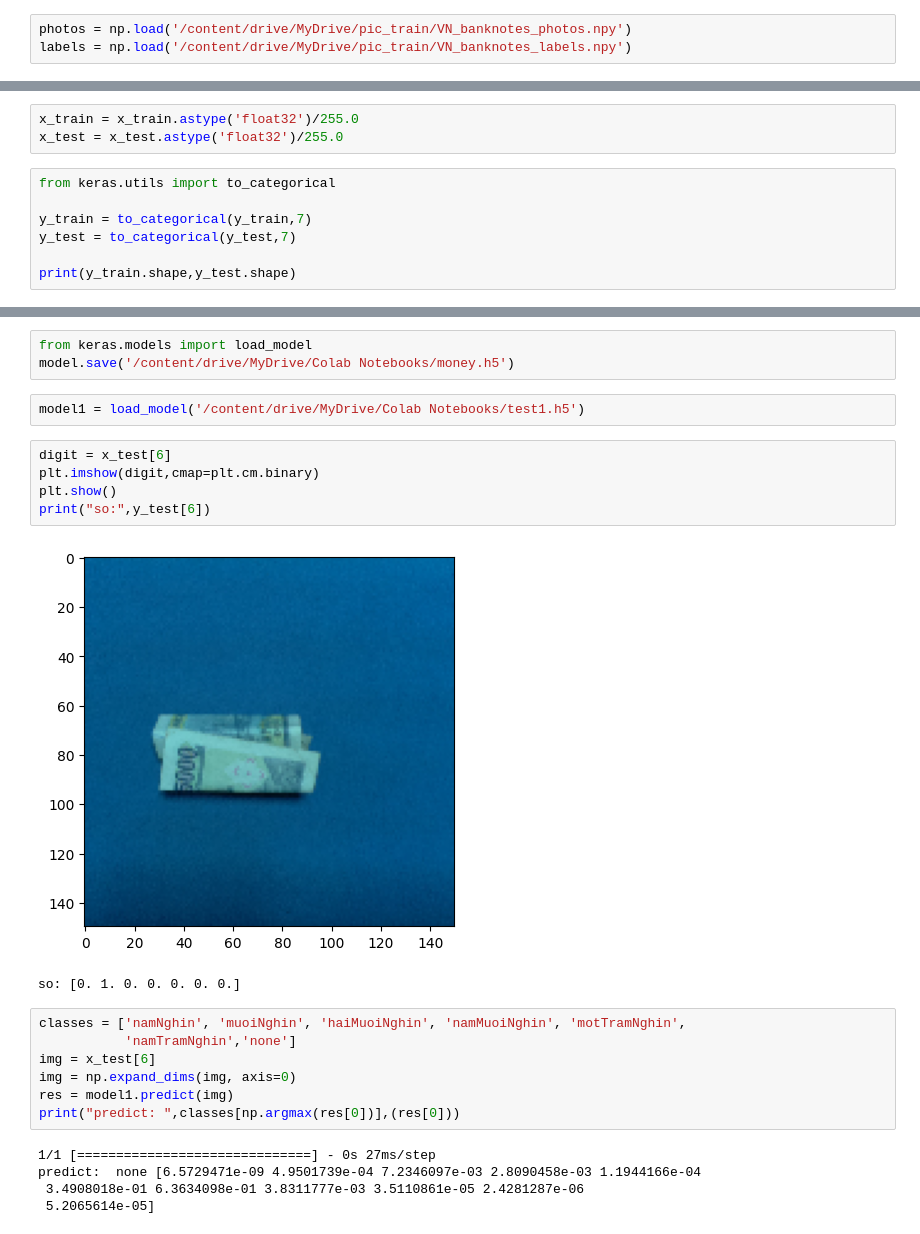
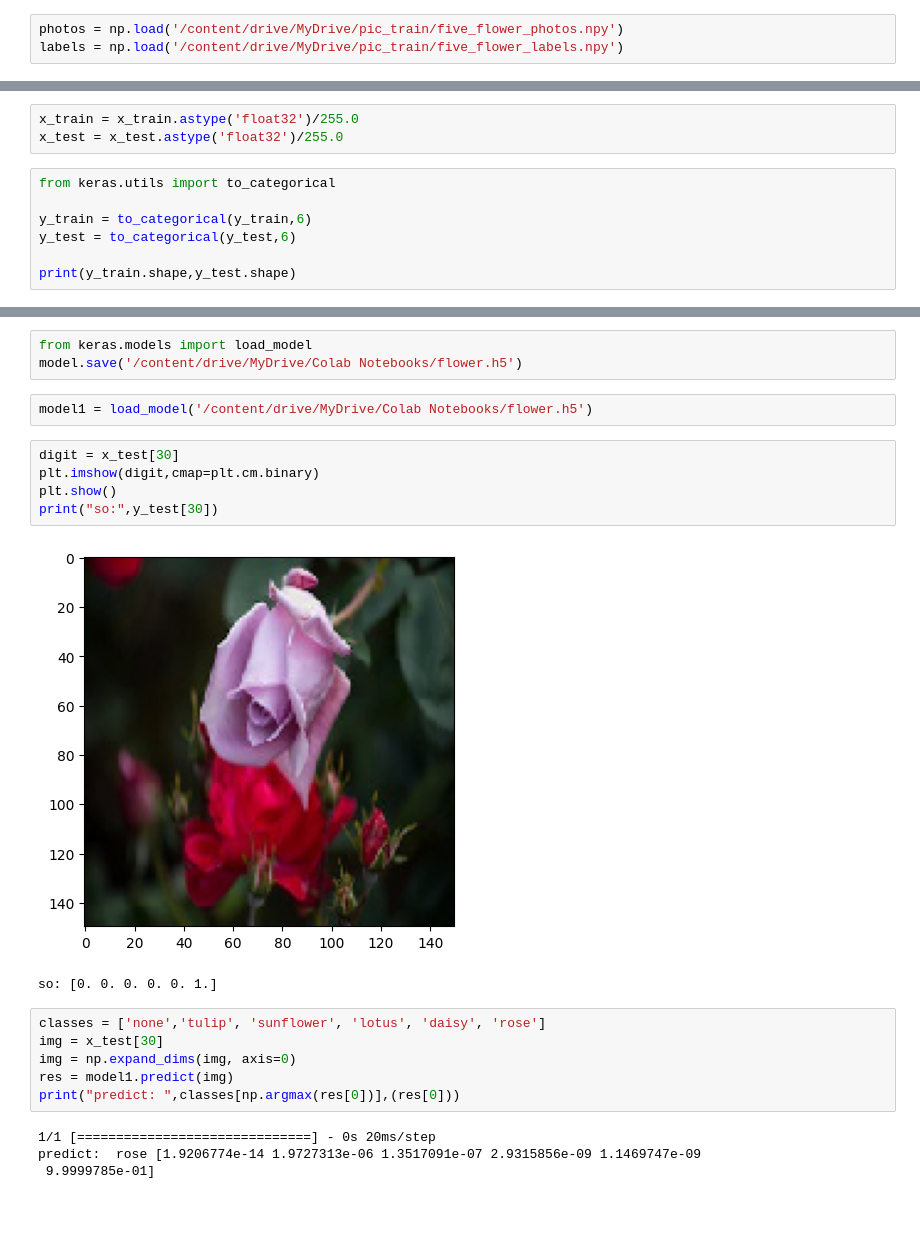
Before and after one commit to hongnhan217/AI_Class, a Jupyter notebook: use_flower_train.ipynb, the cells around one changed output, grey strips where cells are left out. Cells and saved outputs as stored; diff of their text form.

```diff
--- a/use_flower_train.ipynb
+++ b/use_flower_train.ipynb
@@ -9,8 +9,8 @@ from numpy import asarray
 from numpy import save
 from keras.utils import load_img, img_to_array
 # %%
-photos = np.load('/content/drive/MyDrive/pic_train/VN_banknotes_photos.npy')
-labels = np.load('/content/drive/MyDrive/pic_train/VN_banknotes_labels.npy')
+photos = np.load('/content/drive/MyDrive/pic_train/five_flower_photos.npy')
+labels = np.load('/content/drive/MyDrive/pic_train/five_flower_labels.npy')
 # %%
 from sklearn.model_selection import train_test_split
 
@@ -27,8 +27,8 @@ x_test = x_test.astype('float32')/255.0
 # %%
 from keras.utils import to_categorical
 
-y_train = to_categorical(y_train,7)
-y_test = to_categorical(y_test,7)
+y_train = to_categorical(y_train,6)
+y_test = to_categorical(y_test,6)
 
 print(y_train.shape,y_test.shape)
 # %% [output]
@@ -96,26 +96,24 @@ Epoch 20/20
 <keras.callbacks.History at 0x...>
 # %%
 from keras.models import load_model
-model.save('/content/drive/MyDrive/Colab Notebooks/money.h5')
+model.save('/content/drive/MyDrive/Colab Notebooks/flower.h5')
 # %%
-model1 = load_model('/content/drive/MyDrive/Colab Notebooks/test1.h5')
+model1 = load_model('/content/drive/MyDrive/Colab Notebooks/flower.h5')
 # %%
-digit = x_test[6]
+digit = x_test[30]
 plt.imshow(digit,cmap=plt.cm.binary)
 plt.show()
-print("so:",y_test[6])
+print("so:",y_test[30])
 # %% [output]
-[figure, old version]
+[figure, new version]
-so: [0. 1. 0. 0. 0. 0. 0.]
+so: [0. 0. 0. 0. 0. 1.]
 # %%
-classes = ['namNghin', 'muoiNghin', 'haiMuoiNghin', 'namMuoiNghin', 'motTramNghin',
-           'namTramNghin','none']
-img = x_test[6]
+classes = ['none','tulip', 'sunflower', 'lotus', 'daisy', 'rose']
+img = x_test[30]
 img = np.expand_dims(img, axis=0)
 res = model1.predict(img)
 print("predict: ",classes[np.argmax(res[0])],(res[0]))
 # %% [output]
-1/1 [==============================] - 0s 27ms/step
-predict:  none [6.5729471e-09 4.9501739e-04 7.2346097e-03 2.8090458e-03 1.1944166e-04
- 3.4908018e-01 6.3634098e-01 3.8311777e-03 3.5110861e-05 2.4281287e-06
- 5.2065614e-05]
+1/1 [==============================] - 0s 20ms/step
+predict:  rose [1.9206774e-14 1.9727313e-06 1.3517091e-07 2.9315856e-09 1.1469747e-09
+ 9.9999785e-01]
```
Also changed, not shown: parts of 4 cells of this notebook.
